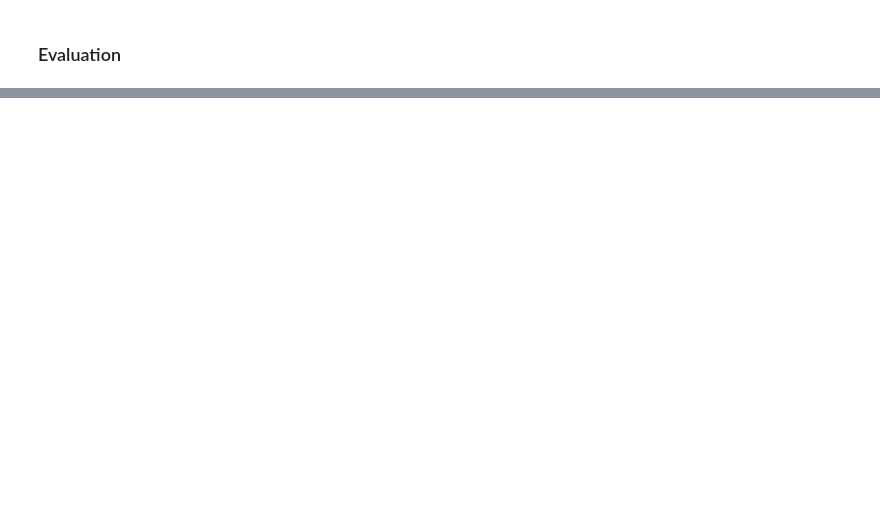
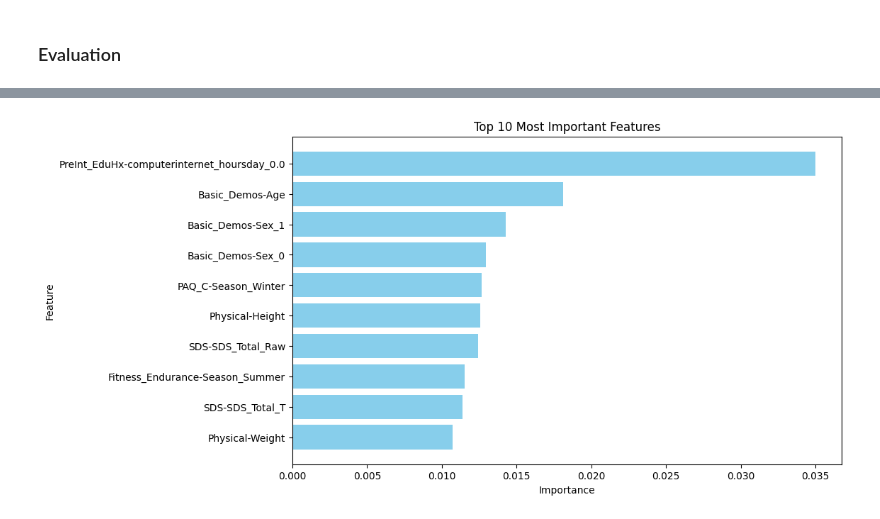
Before and after one commit to vicquad/ml24_cmi, a Jupyter notebook: main.ipynb, the cells around one changed output, grey strips where cells are left out. Saved outputs shown, nothing was run; the diff lists cells and outputs as text; code cells hidden in the pictures; blank space fills up the shorter version.

```diff
--- a/main.ipynb
+++ b/main.ipynb
@@ -97,0 +183,20 @@ print(f'XGB model accuracy: {eval[1]}, kappa: {eval[0]}')
+# %%
+feature_importances = xgb_model.feature_importances_
+feature_names = X_train.drop(columns=['sii']).columns
+
+importance_df = pd.DataFrame({
+    'Feature': feature_names,
+    'Importance': feature_importances
+})
+
+top_10_features = importance_df.sort_values(by='Importance', ascending=False).head(10)
+# %%
+# Plot the top 10 features
+plt.figure(figsize=(10, 6))
+plt.barh(top_10_features['Feature'], top_10_features['Importance'], color='skyblue')
+plt.xlabel('Importance')
+plt.ylabel('Feature')
+plt.title('Top 10 Most Important Features')
+plt.gca().invert_yaxis()
+# %% [output]
+[figure, added]
```
Also changed, not shown: parts of 28 cells of this notebook, 2 other files.
